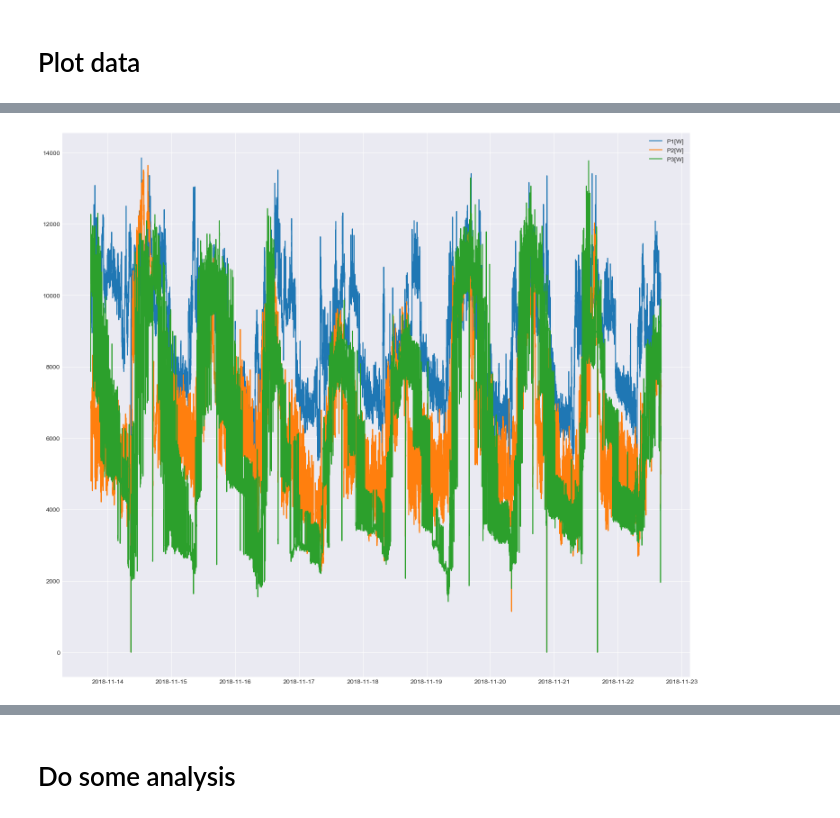
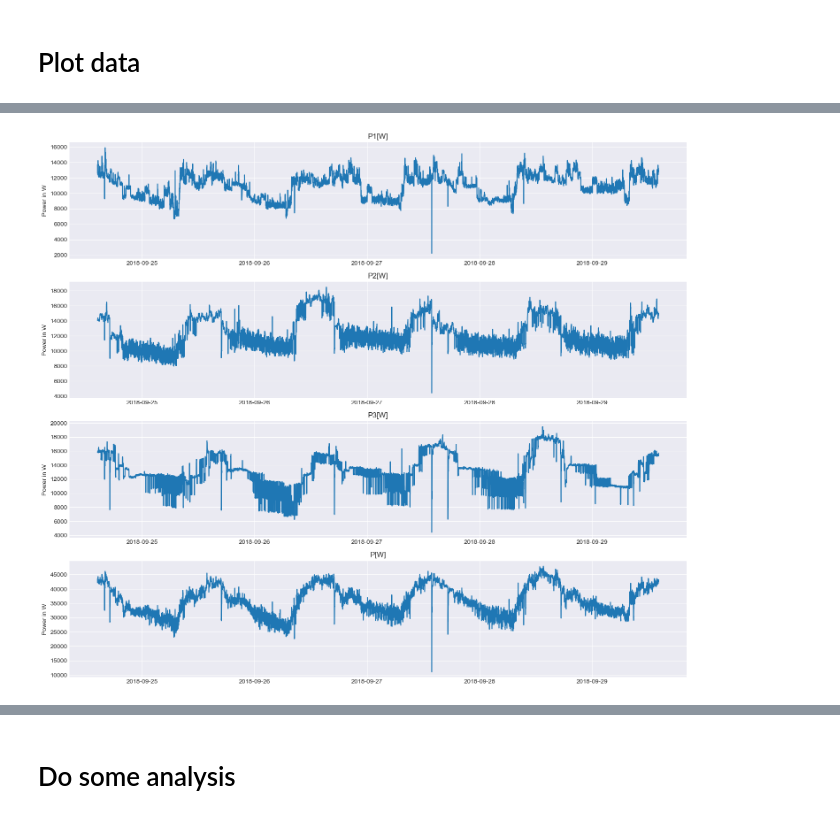
Before and after one commit to mtreml/powermonitoring, a Jupyter notebook: jupyter/Analyse_and_Plot_KEW_Data.ipynb, the cells around one changed output, grey strips where cells are left out. Saved outputs shown, nothing was run; the diff lists cells and outputs as text; code cells hidden in the pictures.

Commit message:
Calculations done according to the CAT-generator specifications. Plots & analysis are functions now. Standard deviations.

```diff
--- a/jupyter/Analyse_and_Plot_KEW_Data.ipynb
+++ b/jupyter/Analyse_and_Plot_KEW_Data.ipynb
@@ -3,4 +3,5 @@
 # %%
 import os
 import pandas as pd
-data = pd.read_excel("C://Users//msfuser//PowerMeter//data//52-SD002_cleaned.xlsx")
+dataNov = pd.read_excel("C://Users//msfuser//PowerMeter//data//52-SD002_cleaned.xlsx")
+dataSept = pd.read_excel("C://Users//msfuser//PowerMeter//data//52-SD006_cleaned.xlsx")
@@ -27,0 +29,18 @@ data
+# %%
+import numpy as np
+
+# Simulate the power measurement for Sept (no voltage was measured)
+dataSept["V1[V]"] = 238.0
+dataSept["V2[V]"] = 239.0
+dataSept["V3[V]"] = 243.0
+dataSept["P[W]"] = dataSept["V1[V]"]*(dataSept["A1[A]"] + dataSept["A2[A]"] + dataSept["A3[A]"])
+dataSept["P1[W]"] = dataSept["V1[V]"]*dataSept["A1[A]"]
+dataSept["P2[W]"] = dataSept["V2[V]"]*dataSept["A2[A]"]
+dataSept["P3[W]"] = dataSept["V3[V]"]*dataSept["A3[A]"]
+
+# Simulate 5 new ACs on (more conservative) September data
+AC = 2200
+dataSept["P[W]"] += 5*AC
+dataSept["P1[W]"] += 1*AC
+dataSept["P2[W]"] += 2*AC
+dataSept["P3[W]"] += 2*AC
@@ -81,10 +109,4 @@ plt.show()
-# %%
-plt.figure(figsize=(18, 16), dpi= 100)
-plt.plot(data["DateTime"], data["P1[W]"], label="P1[W]")
-plt.plot(data["DateTime"], data["P2[W]"], label="P2[W]")
-plt.plot(data["DateTime"], data["P3[W]"], label="P3[W]")
-plt.legend()
-plt.grid(True)
-plt.show()
-# %% [output]
-[figure, removed]
+# %%
+make_subplots(dataSept)
+# %% [output]
+[figure, added]
```
Also changed, not shown: parts of 13 cells of this notebook, 1 other file.
